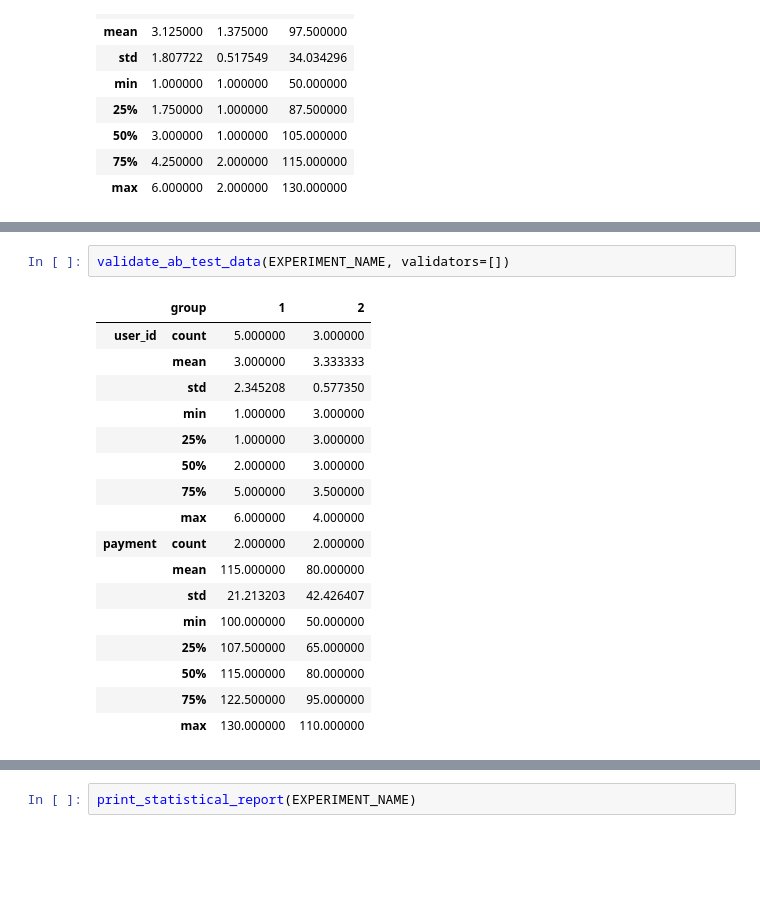
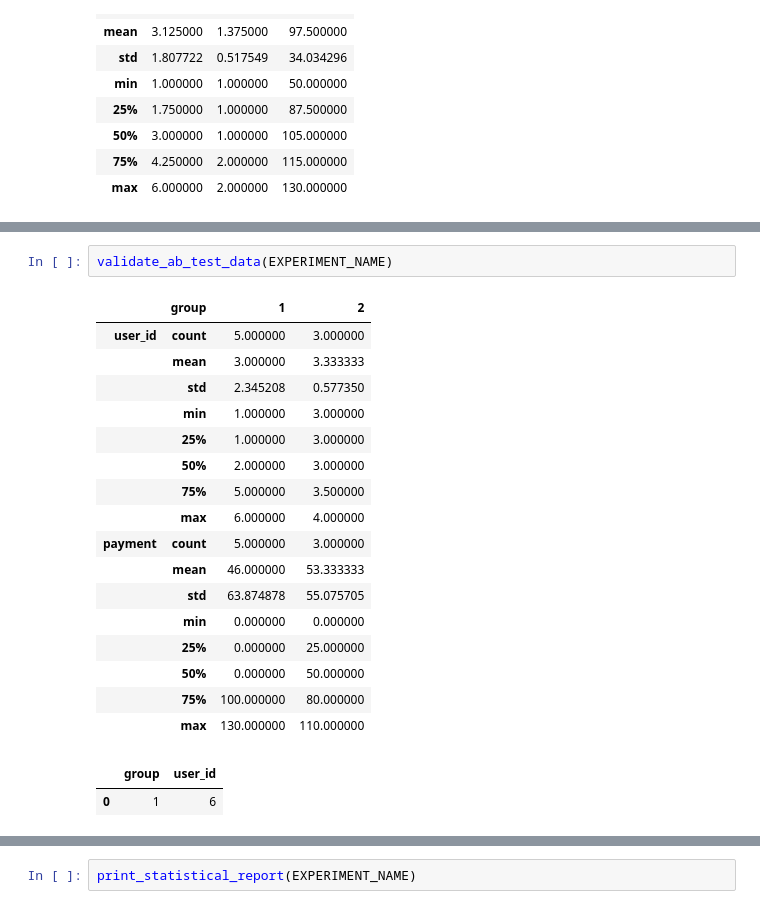
Before and after one commit to sqweptic/burnaby, a Jupyter notebook: src/example.ipynb, the cells around one changed output, grey strips where cells are left out. Saved outputs shown, nothing was run; the diff lists cells and outputs as text; blank space fills up the shorter version.

```diff
--- a/src/example.ipynb
+++ b/src/example.ipynb
@@ -46,23 +49,25 @@ set_ab_test(
 # %%
-validate_ab_test_data(EXPERIMENT_NAME, validators=[])
+validate_ab_test_data(EXPERIMENT_NAME)
 # %% [output]
 |  | group | 1 | 2 |
 | user_id | count | 5.000000 | 3.000000 |
 |  | mean | 3.000000 | 3.333333 |
 |  | std | 2.345208 | 0.577350 |
 |  | min | 1.000000 | 3.000000 |
 |  | 25% | 1.000000 | 3.000000 |
 |  | 50% | 2.000000 | 3.000000 |
 |  | 75% | 5.000000 | 3.500000 |
 |  | max | 6.000000 | 4.000000 |
-| payment | count | 2.000000 | 2.000000 |
-|  | mean | 115.000000 | 80.000000 |
-|  | std | 21.213203 | 42.426407 |
-|  | min | 100.000000 | 50.000000 |
-|  | 25% | 107.500000 | 65.000000 |
-|  | 50% | 115.000000 | 80.000000 |
-|  | 75% | 122.500000 | 95.000000 |
+| payment | count | 5.000000 | 3.000000 |
+|  | mean | 46.000000 | 53.333333 |
+|  | std | 63.874878 | 55.075705 |
+|  | min | 0.000000 | 0.000000 |
+|  | 25% | 0.000000 | 25.000000 |
+|  | 50% | 0.000000 | 50.000000 |
+|  | 75% | 100.000000 | 80.000000 |
 |  | max | 130.000000 | 110.000000 |
+|  | group | user_id |
+| 0 | 1 | 6 |
 # %%
 test_hypothesis_rational(
     EXPERIMENT_NAME,
```
Also changed, not shown: parts of 4 cells of this notebook, 4 other files.
